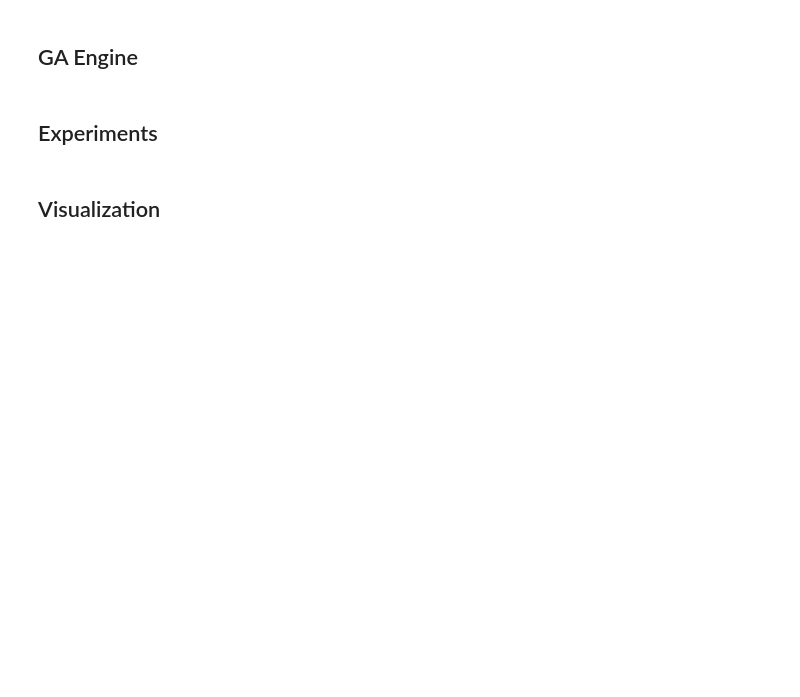
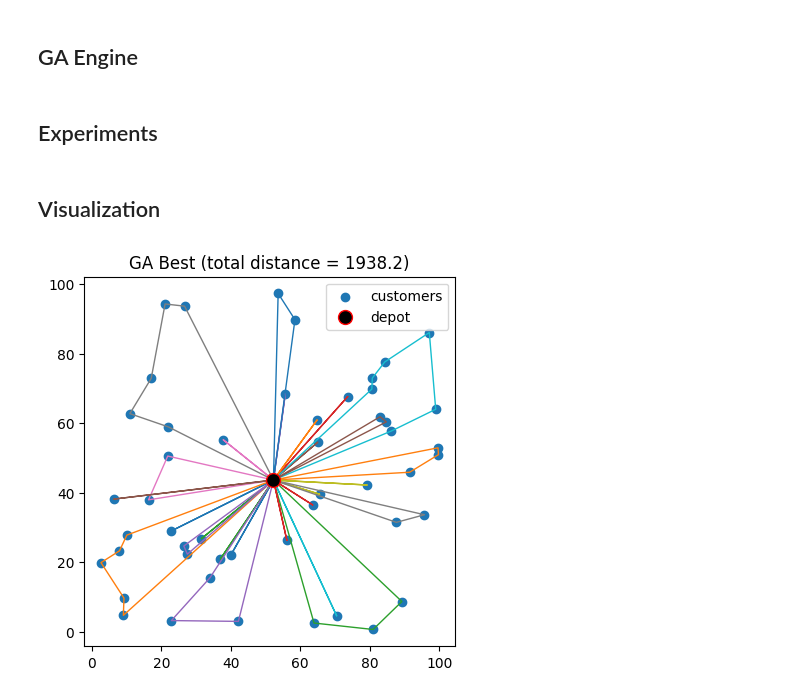
Before and after one commit to jofa016/ACIT4610---Mandatory-1, a Jupyter notebook: Large.ipynb, the cells around one changed output. Cells and saved outputs as stored; diff of their text form; code cells hidden in the pictures; blank space fills up the shorter version.

```diff
--- a/Large.ipynb
+++ b/Large.ipynb
@@ -28,15 +30,12 @@ def distance_matrix(depot, customers):
     for i in range(n):
         for j in range(n):
             if i == j:
-                dmat(i, j) == 0.0
+                dmat[i, j] = 0.0
             else:
                 dmat[i, j] = euclidean(pts[i], pts[j])
 
     return dmat
 
 #choose number of vihicles
-
-n_vehicles = 20
-#visualize
 # %% [markdown]
 ## Representation
@@ -48,3 +221,36 @@ n_vehicles = 20
 ## Experiments
 # %% [markdown]
 ## Visualization
+# %%
+
+
+def plot_routes(ind, customers, depot, n_vehicles, number_points=False, title=None):
+
+    routes = decode_routes(ind, n_vehicles)
+
+    # scatter: customers + depot
+    xs = [xy[0] for xy in customers]
+    ys = [xy[1] for xy in customers]
+    plt.figure()
+    plt.scatter(xs, ys, label="customers")
+    plt.scatter([depot[0]], [depot[1]], marker=".", s=400, label="depot", edgecolors= "red", color ="black", zorder=10)
+
+    # draw each route
+    for r in routes:
+        if not r:
+            continue
+        # build path: depot (0) -> r -> depot (0)
+        xs_path = [depot[0]] + [customers[i-1][0] for i in r] + [depot[0]]
+        ys_path = [depot[1]] + [customers[i-1][1] for i in r] + [depot[1]]
+        plt.plot(xs_path, ys_path, linewidth=1.0)
+
+    plt.gca().set_aspect("equal", adjustable="box")
+    plt.legend()
+    plt.title(title or f"Decoded Routes (vehicles={n_vehicles})")
+    plt.show()
+dmat = distance_matrix(depot, customers)
+best_ind, best_dist, best_hist = genetic_algorithm(dmat, N=50, V=26, pop_size=120, generations=400, k_tourn=3, pc=0.9, pm_perm=0.2, pm_cuts=0.2, seed=0, log_convergence=True)
+plot_routes(best_ind, customers, depot, n_vehicles=26, number_points=False,
+            title=f"GA Best (total distance = {best_dist:.1f})")
+# %% [output]
+[figure, added]
```
Also changed, not shown: parts of 8 cells of this notebook.
